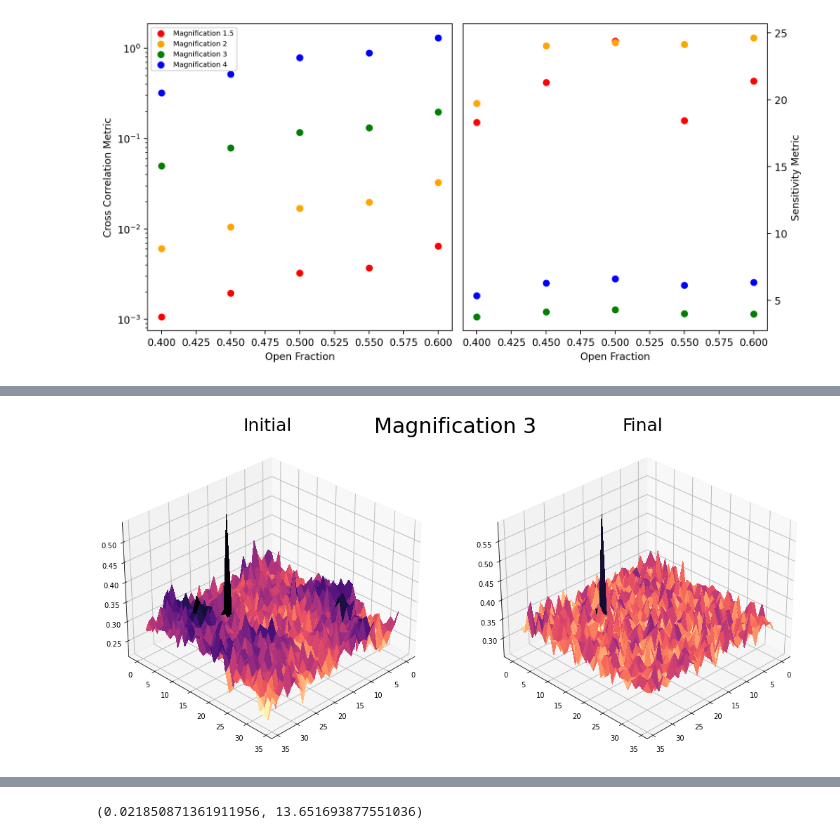
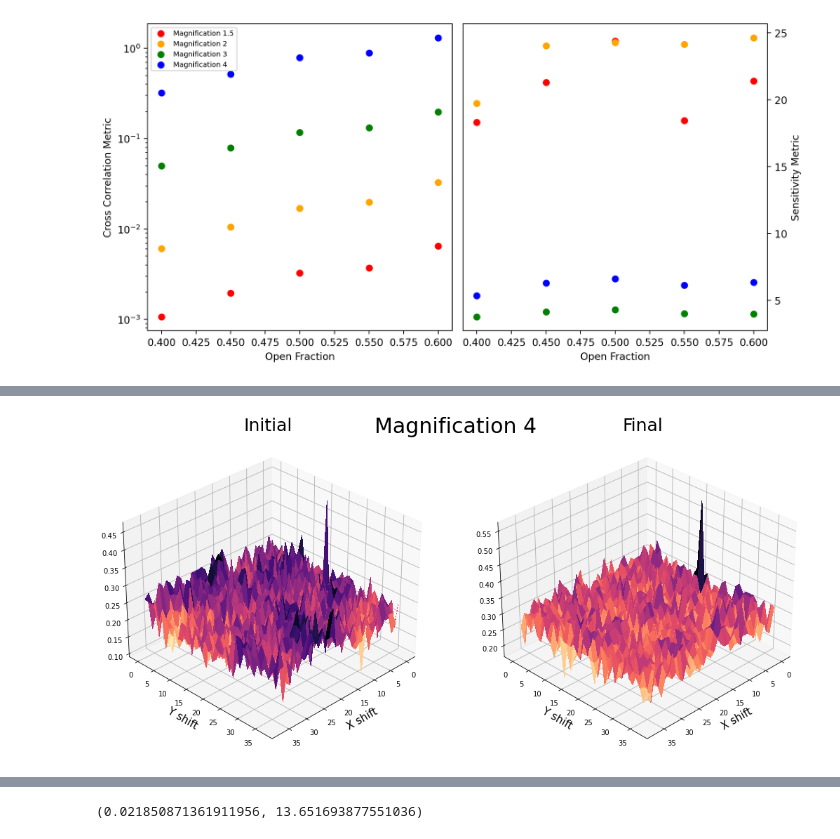
Before and after one commit to cllamb0/CCI2-Coded-Aperture, a Jupyter notebook: Metric-Calculator.ipynb, the cells around one changed output, grey strips where cells are left out. Cells and saved outputs as stored; diff of their text form; code cells hidden in the pictures.

```diff
--- a/Metric-Calculator.ipynb
+++ b/Metric-Calculator.ipynb
@@ -184,5 +200,5 @@ metric_tester.plots_dir = 'Optimizations-Desktop/Plots/'
 # %%
-i = 10
+i = 8 # 113
 i_mask_size = seed_metadata.iloc[[i]]['Mask Size'].item()
 i_open_frac = seed_metadata.iloc[[i]]['Open Fraction'].item()
 i_magnification = seed_metadata.iloc[[i]]['Magnification'].item()
@@ -198,44 +214,46 @@ seed_dir = "GD_ms_{}-of_{}-mag_{}-seed_{}-hl_{}-cw_{}-sw_{}/".format(
 init_mask_fn = data_dir + seed_dir + init_mask_file
 final_mask_fn = data_dir + seed_dir + final_mask_file
 
+i_magnification = 4
 metric_tester.magnification = i_magnification
 metric_tester.remagnify()
 
 metric_tester.mask = np.loadtxt(init_mask_fn)
 test_init = metric_tester.CalculateMetric(metric_tester.mask, return_F=True)
-# test_init_met = metric_tester.CalculateMetric(metric_tester.mask)
 
 metric_tester.mask = np.loadtxt(final_mask_fn)
 test_final = metric_tester.CalculateMetric(metric_tester.mask, return_F=True)
-# test_final_met = metric_tester.CalculateMetric(metric_tester.mask)
 # %%
-j = 300
+j = 725
 
 fig, [ax, aax] = plt.subplots(1, 2, figsize=(15,7), subplot_kw={"projection": "3d"}, facecolor='white')
 
 X = np.arange(metric_tester.corr_size)
 Y = np.arange(metric_tester.corr_size)
 X, Y = np.meshgrid(X, Y)
 Za = test_init[j].reshape(metric_tester.corr_size,metric_tester.corr_size)
 Zaa = test_final[j].reshape(metric_tester.corr_size,metric_tester.corr_size)
 
 cmap = 'magma_r'
 surf = ax.plot_surface(X, Y, Za, cmap=cmap, linewidth=0, antialiased=False)
 ax.view_init(elev=30, azim=45)
 
 ax.set_title('Initial', fontsize=25)
 
 surf = aax.plot_surface(X, Y, Zaa, cmap=cmap, linewidth=0, antialiased=False)
 aax.view_init(elev=30, azim=45)
 
 aax.set_title('Final', fontsize=25)
 
-# ax.set_ylabel('Y', fontsize=20)
-# ax.set_xlabel('X', fontsize=20)
+ax.set_ylabel('Y shift', fontsize=15)
+ax.set_xlabel('X shift', fontsize=15)
+aax.set_ylabel('Y shift', fontsize=15)
+aax.set_xlabel('X shift', fontsize=15)
+
 plt.tight_layout()
 
 plt.suptitle('Magnification {}'.format(i_magnification), fontsize=30)
-
+# plt.colorbar(surf)
 plt.show()
 # %% [output]
-[figure, old version]
+[figure, new version]
```
Also changed, not shown: parts of 5 cells of this notebook, 2 other files.
